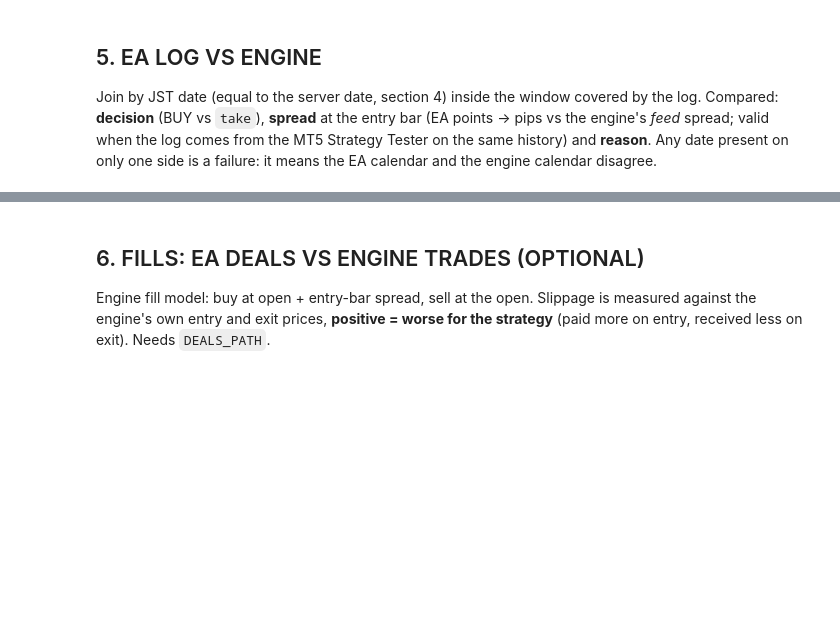
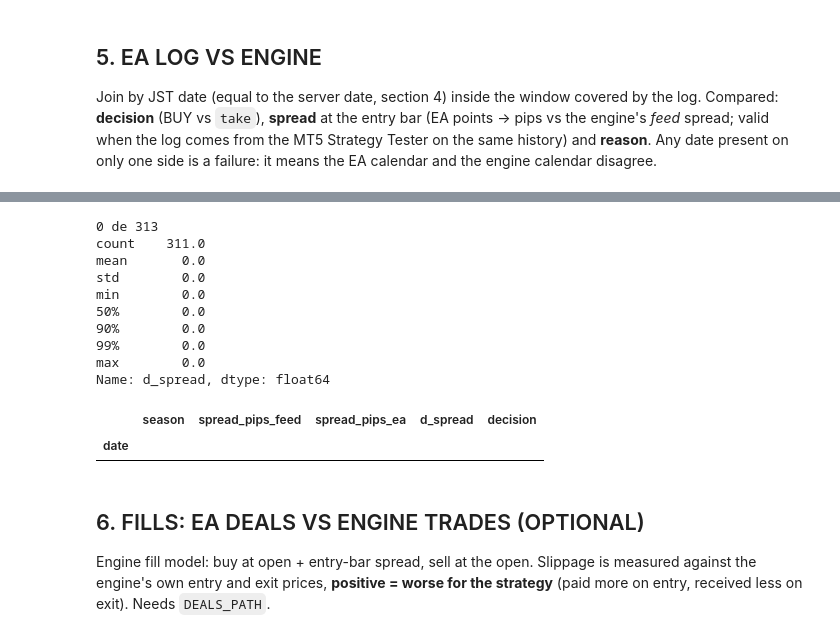
Before and after one commit to Andres-GP/Alphaca-Capital-Research, a Jupyter notebook: research_development/02_strategy_development/USDJPY_Gotobi/04_Gotobi_Reconciliation.ipynb, the cells around one changed output, grey strips where cells are left out. Drawn from its saved outputs; the diff is of its cells as text; code cells hidden in the pictures; blank space fills up the shorter version.

```diff
--- a/research_development/02_strategy_development/USDJPY_Gotobi/04_Gotobi_Reconciliation.ipynb
+++ b/research_development/02_strategy_development/USDJPY_Gotobi/04_Gotobi_Reconciliation.ipynb
@@ -218,3 +280,21 @@ else:
+# %%
+x = both[both["d_spread"] > SPREAD_TOL_PIPS]
+print(len(x), "de", len(both))
+print(both["d_spread"].describe(percentiles=[.5,.9,.99]))
+display(x[["season","spread_pips_feed","spread_pips_ea","d_spread","decision"]].sort_values("d_spread", ascending=False).head(20))
+# %% [output]
+0 de 313
+count    311.0
+mean       0.0
+std        0.0
+min        0.0
+50%        0.0
+90%        0.0
+99%        0.0
+max        0.0
+Name: d_spread, dtype: float64
+|  | season | spread_pips_feed | spread_pips_ea | d_spread | decision |
+| date |  |  |  |  |  |
 # %% [markdown]
 ## 6. FILLS: EA DEALS VS ENGINE TRADES (OPTIONAL)
 
```
Also changed, not shown: parts of 10 cells of this notebook, 6 other files.
